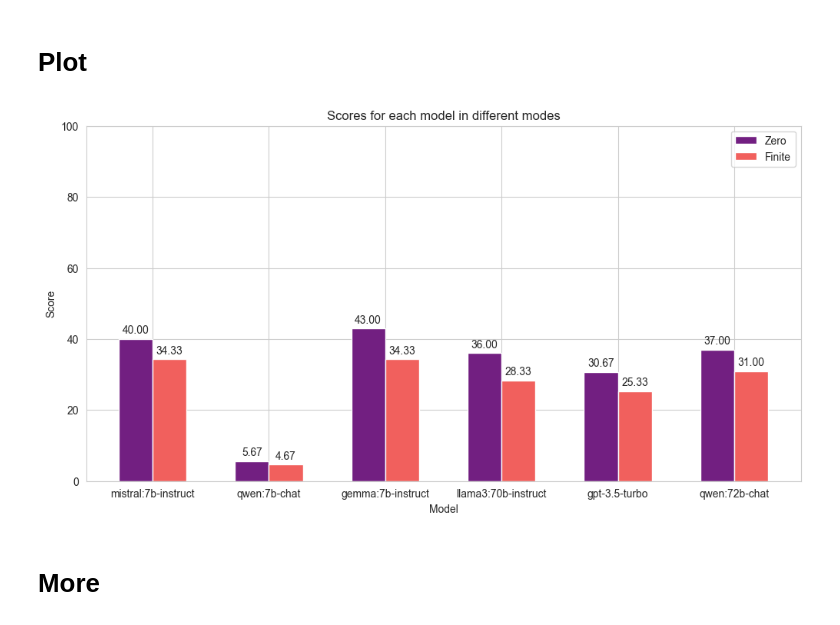
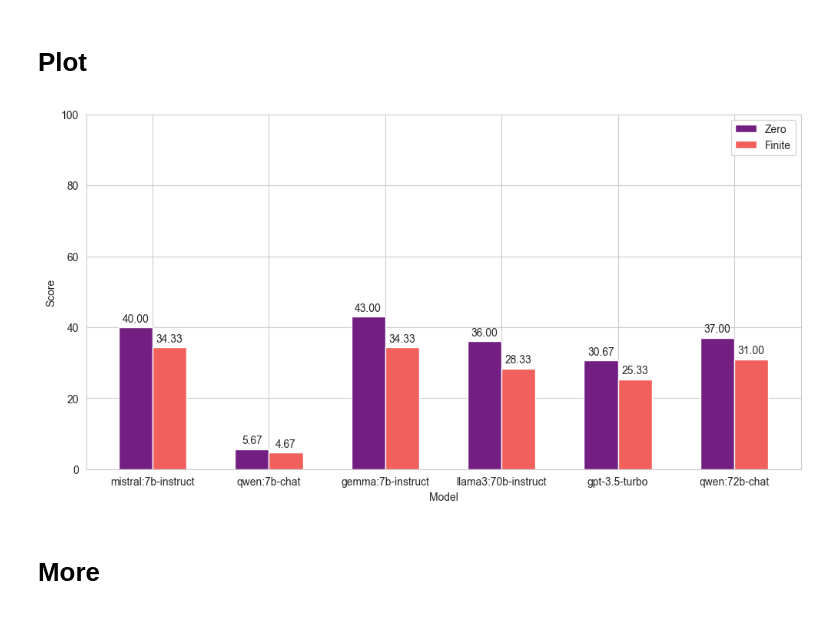
Before and after one commit to RutaTang/Pick-the-Right-Stuff, a Jupyter notebook: research/src/analysis.ipynb, the cells around one changed output. Drawn from its saved outputs; the diff is of its cells as text; code cells hidden in the pictures.

Commit message:
hide title

```diff
--- a/research/src/analysis.ipynb
+++ b/research/src/analysis.ipynb
@@ -52,35 +52,34 @@ def plot_scores(df):
 
     fig, ax = plt.subplots(figsize=(12, 6))
 
     palette = sns.color_palette("magma", len(modes))
 
     # Plot each mode as separate bars
     for i, mode in enumerate(modes):
         bars = ax.bar(index + i * bar_width, scores[mode][models], bar_width, label=mode, color=palette[i])
         # Annotate bars with their values
         for bar in bars:
             height = bar.get_height()
             ax.annotate(f'{height:.2f}',
                         xy=(bar.get_x() + bar.get_width() / 2, height),
                         xytext=(0, 3),  # 3 points vertical offset
                         textcoords="offset points",
                         ha='center', va='bottom')
 
     # Setting labels
     ax.set_xlabel('Model')
     ax.set_ylabel('Score')
     ax.set_ylim(0, 100)
-    ax.set_title('Scores for each model in different modes')
     ax.set_xticks(index + bar_width / 2)
     ax.set_xticklabels(models, rotation=0, ha='center')
     ax.legend()
 
     plt.show()
 
 
 plot_scores(data)
 # %% [output]
-[figure, old version]
+[figure, new version]
 # %% [markdown]
 # More
 # %%
```
